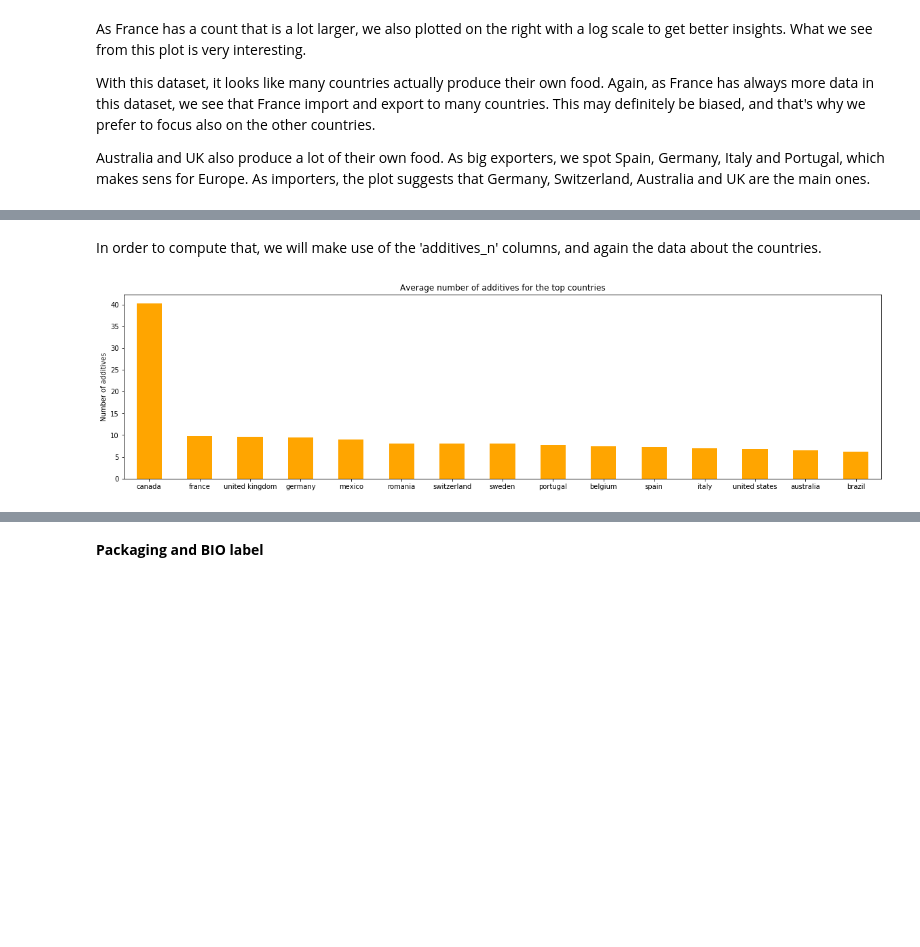
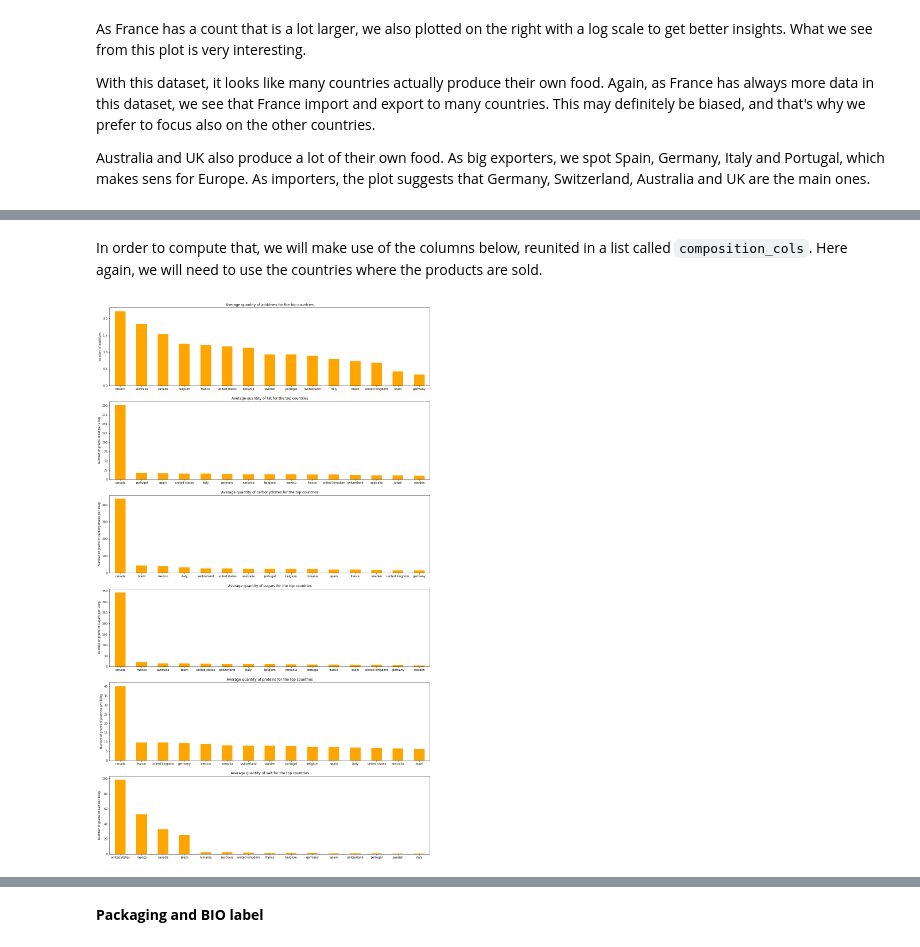
Before and after one commit to mattbuot/Project, a Jupyter notebook: ProjectADA.ipynb, the cells around one changed output, grey strips where cells are left out. Cells and saved outputs as stored; diff of their text form; code cells hidden in the pictures; blank space fills up the shorter version.

Commit message:
added composition analysis

```diff
--- a/ProjectADA.ipynb
+++ b/ProjectADA.ipynb
@@ -204,2 +207,2 @@ In this part, we focus on an interesting analysis that aim to see which are the
 # %% [markdown]
-In order to compute that, we will make use of the 'additives_n' columns, and again the data about the countries.
+In order to compute that, we will make use of the columns below, reunited in a list called `composition_cols`. Here again, we will need to use the countries where the products are sold.
@@ -208,7 +209,32 @@ additives_mean = df.groupby('countries_en').mean()['proteins_100g']
-# %%
-additives_mean.loc[top_15].sort_values(ascending=False).plot(kind='bar', color='orange', figsize=(20, 5), rot=0)
-plt.ylabel('Number of additives')
-plt.title('Average number of additives for the top countries')
-plt.show()
-# %% [output]
-[figure, removed]
+# %%
+# Get the columns we need to do the analysis
+composition_cols = ['additives_n', 'fat_100g', 'carbohydrates_100g', 'sugars_100g',
+                    'proteins_100g', 'salt_100g']
+# %%
+# We group by country, and compute the mean for the columns we need
+composition_mean = df.groupby('countries_en')[composition_cols].mean()
+# %%
+# Create subplot for the visualization
+f, axarr = plt.subplots(len(composition_cols), 1, figsize=(20, 35))
+
+# For each composition property (sugar, fat, ...)
+for i, comp in enumerate(composition_cols):
+    # Plot a bar chart for our top 15 countries
+    composition_mean[comp].loc[top_15].sort_values(ascending=False).plot(kind='bar',
+                                                                         color='orange', rot=0, ax=axarr[i])
+
+    # Get the name of the column without the "_100g" or "_n"
+    comp_name = comp.split('_', 1)[0]
+
+    # Set the axis titles depending on the columns
+    if comp == 'additives_n':
+        axarr[i].set_ylabel('Number of additives')
+    else:
+        axarr[i].set_ylabel('Number of grams of ' + comp_name + ' per 100g')
+
+    # Set the title of the plots
+    axarr[i].set_title('Average quantity of ' + comp_name + ' for the top countries')
+
+plt.show()
+# %% [output]
+[figure, added]
```
Also changed, not shown: parts of 9 cells of this notebook.
